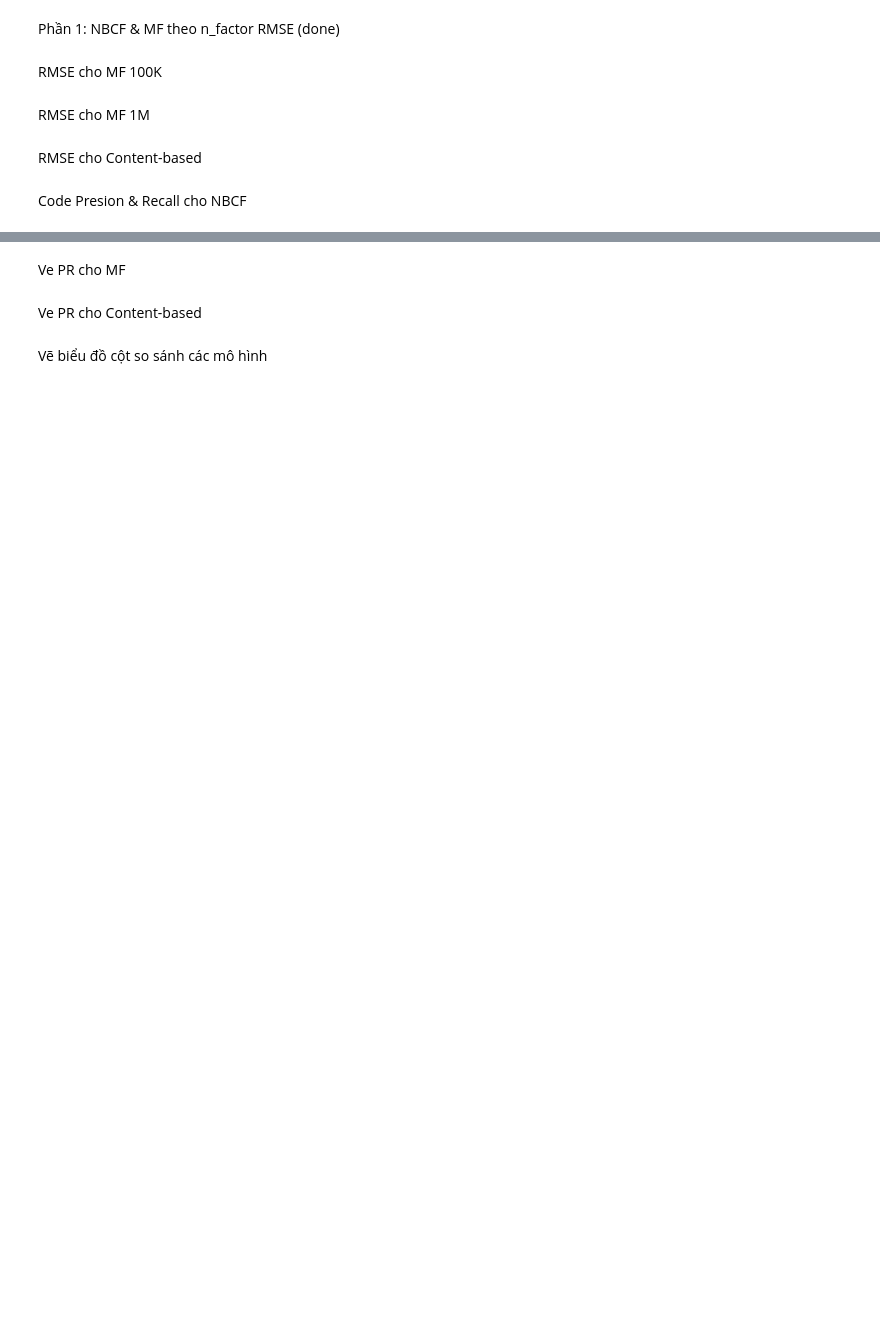
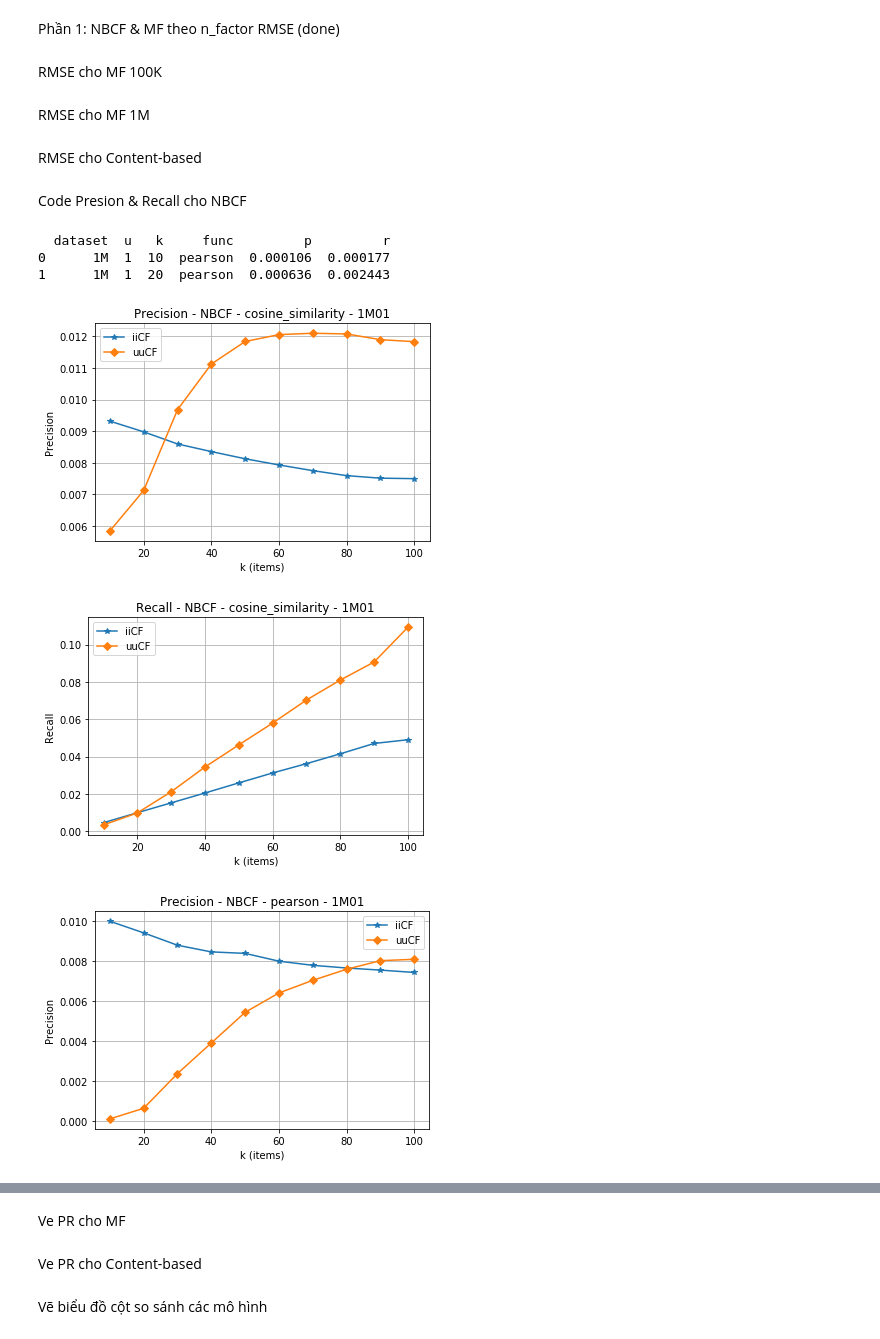
Before and after one commit to HaiHaChan/it5230, a Jupyter notebook: notebooks/src/graph.ipynb, the cells around one changed output, grey strips where cells are left out. Drawn from its saved outputs; the diff is of its cells as text; code cells hidden in the pictures; blank space fills up the shorter version.

```diff
--- a/notebooks/src/graph.ipynb
+++ b/notebooks/src/graph.ipynb
@@ -460,33 +460,40 @@ print(pr.head(2))
 pr = pr.as_matrix()
 
 dataset = pr[:, 0]
 u = pr[:, 1]
 f = pr[:, 3]
 
-n = '100K'
+n = '1M01'
 for func in ['cosine_similarity', 'pearson']:
     figP, axP = plt.subplots()
     figR, axR = plt.subplots()
     ids_ii = np.where((func == f) & (u == 0))[0].astype(np.int32)
     ids_uu = np.where((func == f) & (u == 1))[0].astype(np.int32)
     pi = pr[ids_ii, 4]
     pu = pr[ids_uu, 4]
     ri = pr[ids_ii, 5]
     ru = pr[ids_uu, 5]
     t_ii = pr[ids_ii, 2]
     t_uu = pr[ids_uu, 2]
     axP.plot(t_ii, pi, marker='*', label="iiCF")
     axP.plot(t_uu, pu, marker='D', label="uuCF")
     axP.set(xlabel='k (items)', ylabel='Precision',
            title= str('Precision - NBCF - ' + func + ' - ' + n))
     axP.legend()
     axP.grid()
     axR.plot(t_ii, ri, marker='*', label="iiCF")
     axR.plot(t_uu, ru, marker='D',label="uuCF")
     axR.set(xlabel='k (items)', ylabel='Recall',
            title= str('Recall - NBCF - ' + func + ' - ' + n))
     axR.legend()
     axR.grid()
-    figP.savefig(n + func + 'precision_NBCF.png')
-    figR.savefig(n + func + 'recall_NBCF.png')
+    figP.savefig(n + func + 'precision_NBCF2.png')
+    figR.savefig(n + func + 'recall_NBCF2.png')
     plt.show()
+# %% [output]
+  dataset  u   k     func         p         r
+0      1M  1  10  pearson  0.000106  0.000177
+1      1M  1  20  pearson  0.000636  0.002443
+[figure, added]
+[figure, added]
+[figure, added]
```
Also changed, not shown: parts of 5 cells of this notebook, 44 other files.
